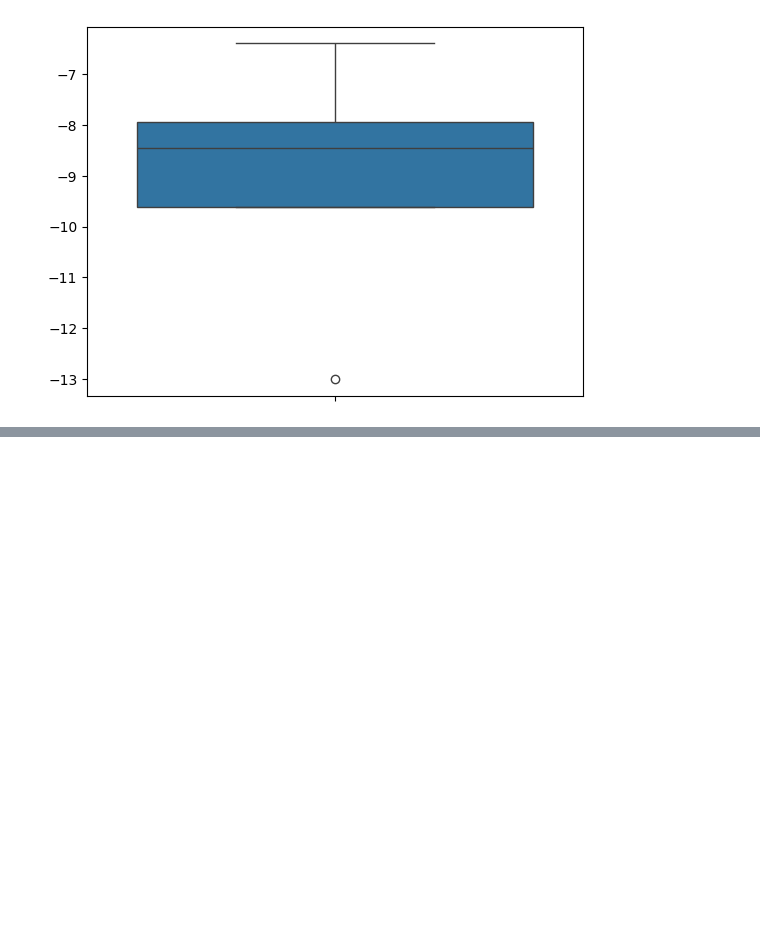
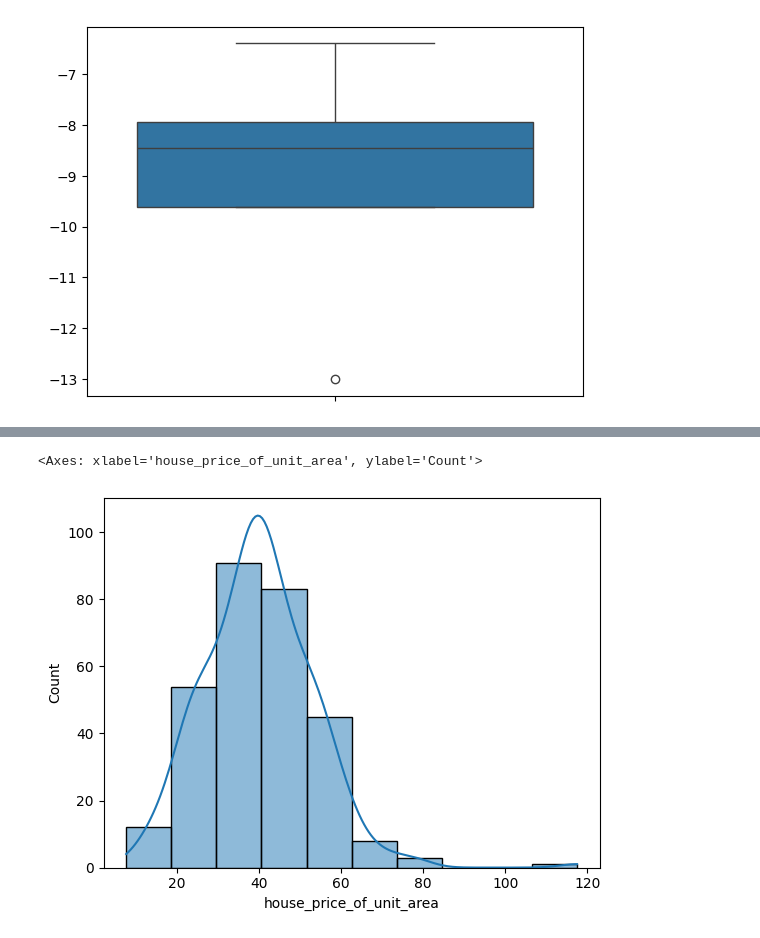
Before and after one commit to tienphatnguyendev/machine-learning-docs, a Jupyter notebook: linear-model/linear-regression/notebooks/linear-regression.ipynb, the cells around one changed output, grey strips where cells are left out. Cells and saved outputs as stored; diff of their text form; code cells hidden in the pictures; blank space fills up the shorter version.

```diff
--- a/linear-model/linear-regression/notebooks/linear-regression.ipynb
+++ b/linear-model/linear-regression/notebooks/linear-regression.ipynb
@@ -171,6 +172,28 @@ mask = outliers == 1
 df = df.loc[mask, :].copy()
 # %%
 Xtrain, Xtest, ytrain, ytest = train_test_split(df.iloc[:,:-1], df.loc[:,metadata['tgt']], test_size=0.2, random_state=42, stratify=df['transaction_date'])
+# %%
+# custom transformer that uses a KMeans clusterer in the fit() method to identify the main clusters in the training data, and
+# then uses rbf_kernel() in the transform() method to measure how similar each sample is to each cluster center:
+
+from sklearn.cluster import KMeans
+
+class ClusterSimilarity(BaseEstimator, TransformerMixin):
+    def __init__(self, n_clusters=10, gamma=1.0, random_state=None):
+        self.n_clusters = n_clusters
+        self.gamma = gamma
+        self.random_state = random_state
+
+    def fit(self, X, y=None, sample_weight=None):
+        self.kmeans_ = KMeans(self.n_clusters, random_state=self.random_state)
+        self.kmeans_.fit(X, sample_weight=sample_weight)
+        return self  # always return self!
+
+    def transform(self, X):
+        return rbf_kernel(X, self.kmeans_.cluster_centers_, gamma=self.gamma)
+
+    def get_feature_names_out(self, names=None):
+        return [f"Cluster {i} similarity" for i in range(self.n_clusters)]
 # %%
 def log_transformer():
     return FunctionTransformer(
@@ -325 +377,6 @@ df
+# %%
+sns.histplot(ytrain, kde=True, bins=10)
+# %% [output]
+<Axes: xlabel='house_price_of_unit_area', ylabel='Count'>
+[figure, added]
 # %%
```
Also changed, not shown: parts of 28 cells of this notebook, 2 other files.
